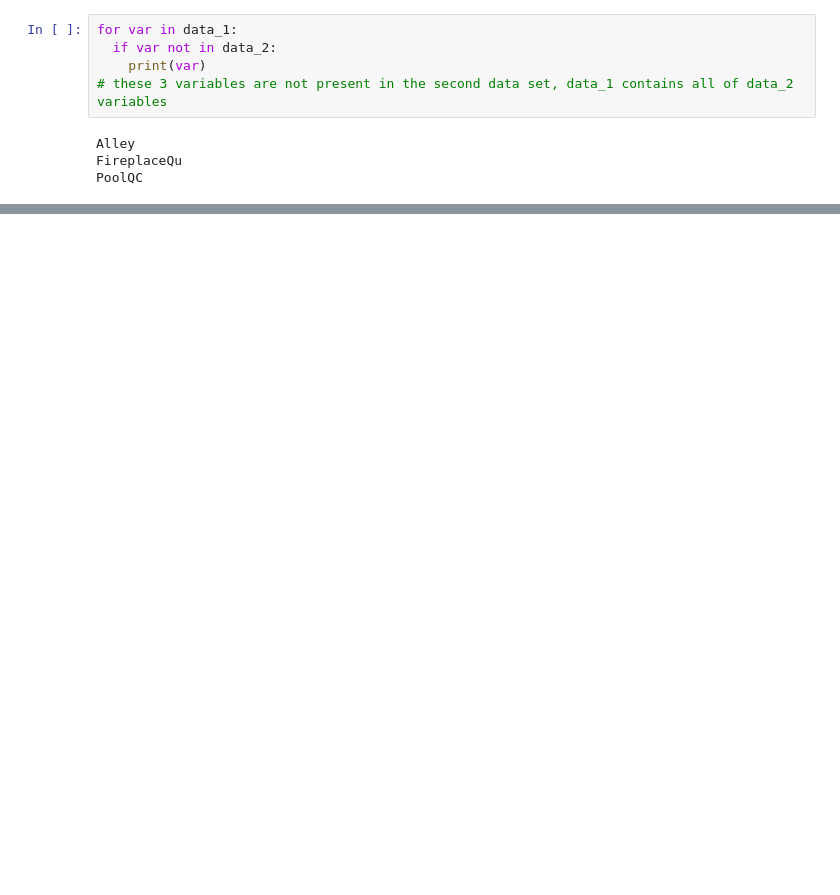
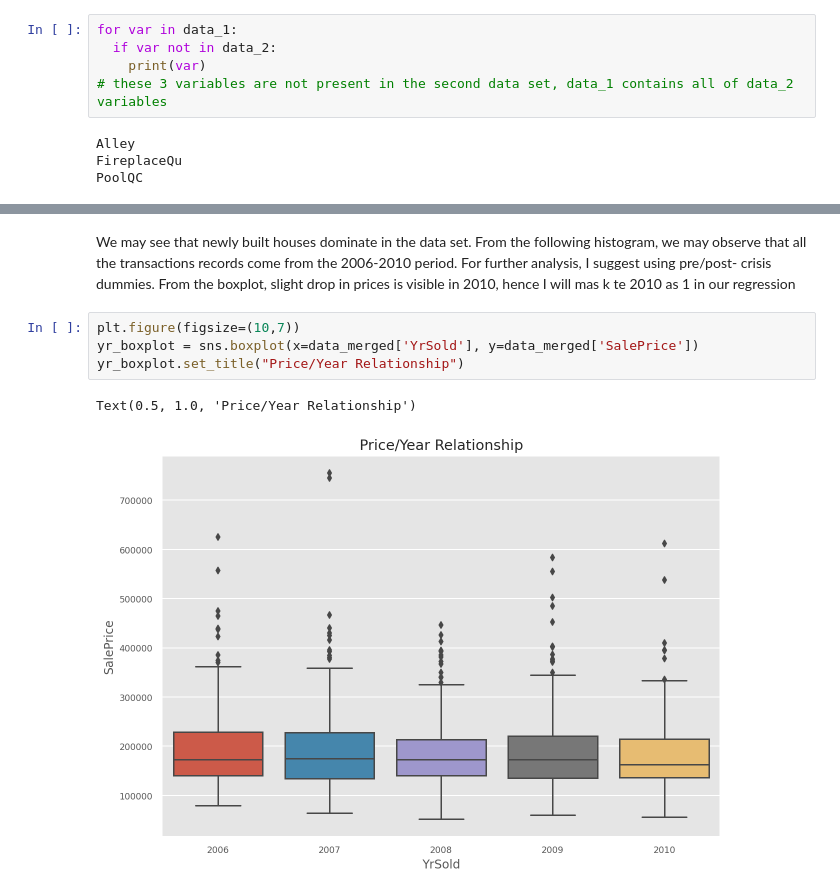
Before and after one commit to svondracek0/Data-Science-Practicum, a Jupyter notebook: Vondracek_Housing_Prices_Task.ipynb, the cells around one changed output, grey strips where cells are left out. Drawn from its saved outputs; the diff is of its cells as text; blank space fills up the shorter version.

```diff
--- a/Vondracek_Housing_Prices_Task.ipynb
+++ b/Vondracek_Housing_Prices_Task.ipynb
@@ -181,0 +248,9 @@ data_merged.corr().style.background_gradient(cmap='coolwarm')
+# %% [markdown]
+We may see that newly built houses dominate in the data set. From the following histogram, we may observe that all the transactions records come from the 2006-2010 period. For further analysis, I suggest using pre/post- crisis dummies. From the boxplot, slight drop in prices is visible in 2010, hence I will mas k te 2010 as 1 in our regression
+# %%
+plt.figure(figsize=(10,7))
+yr_boxplot = sns.boxplot(x=data_merged['YrSold'], y=data_merged['SalePrice'])
+yr_boxplot.set_title("Price/Year Relationship")
+# %% [output]
+Text(0.5, 1.0, 'Price/Year Relationship')
+[figure, added]
```
Also changed, not shown: parts of 119 cells of this notebook.
